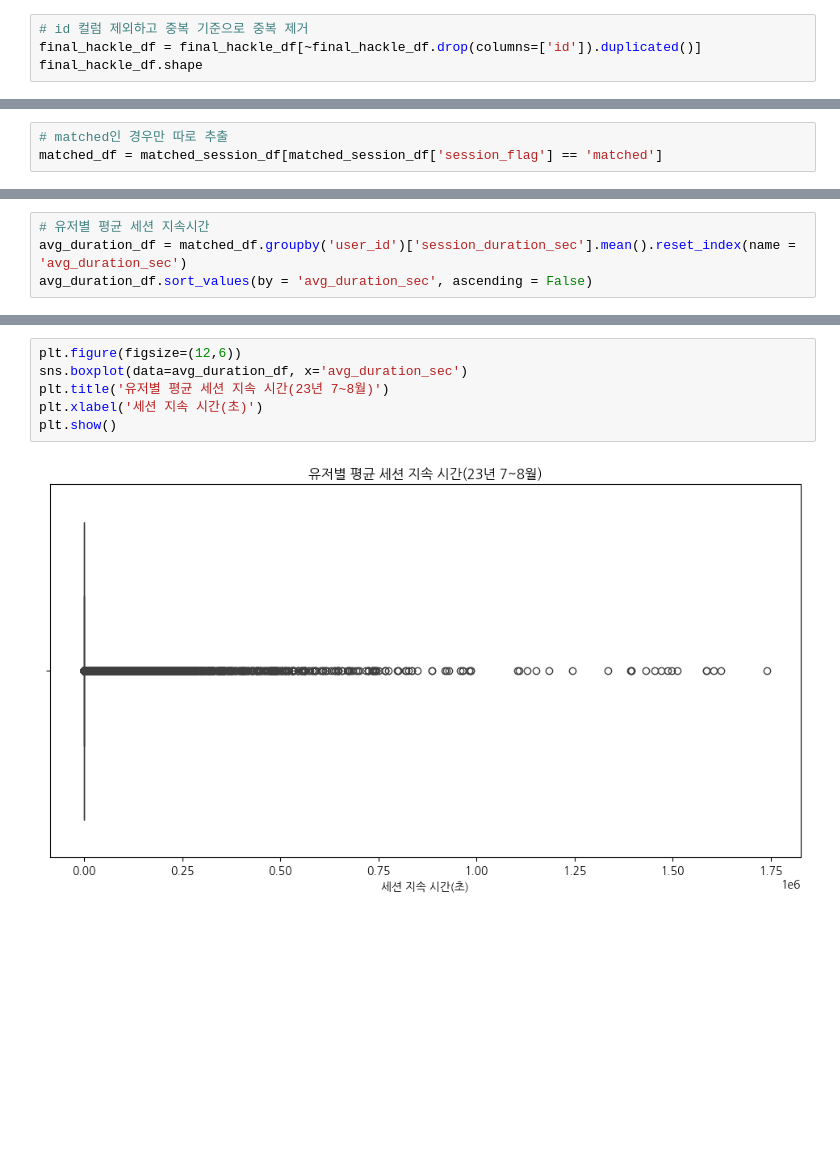
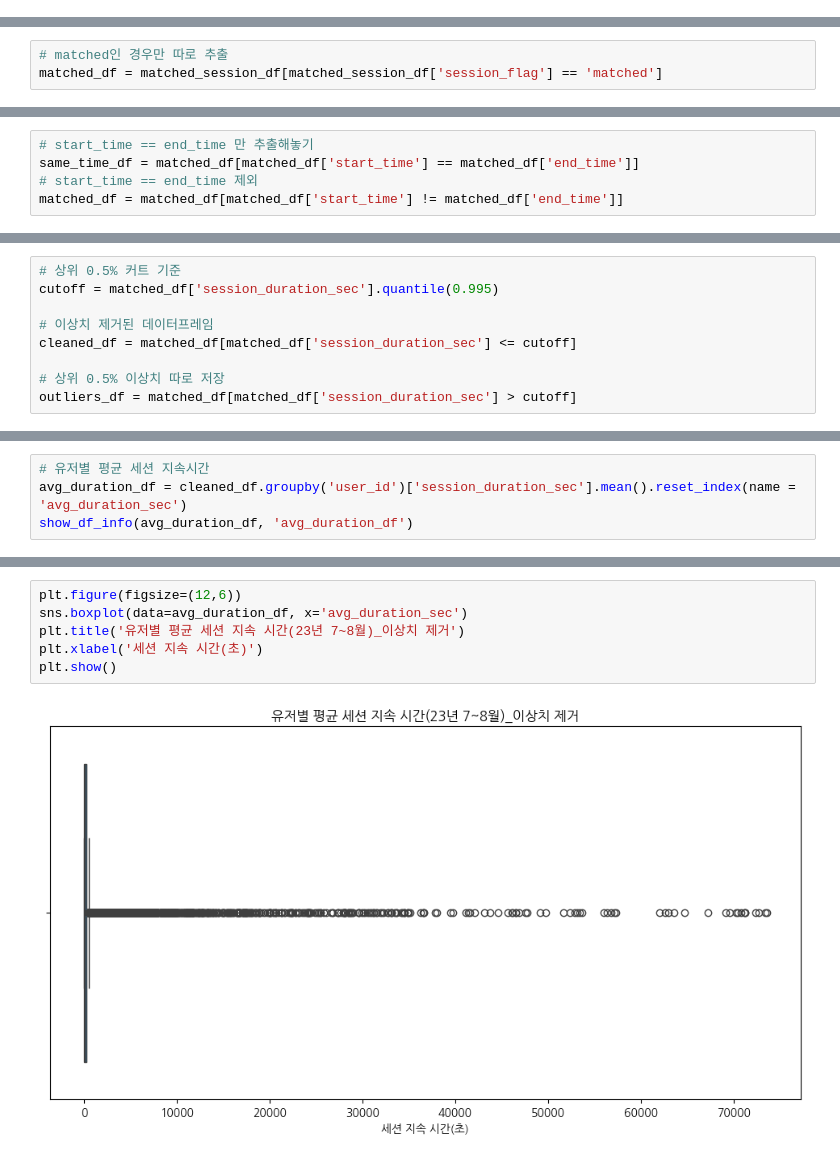
Before and after one commit to seung127/codeit_project, a Jupyter notebook: codeit-project-docker/notebooks/eda_hackle.ipynb, the cells around one changed output, grey strips where cells are left out. Saved outputs shown, nothing was run; the diff lists cells and outputs as text; blank space fills up the shorter version.

Commit message:
hackle_250613_no_update

```diff
--- a/codeit-project-docker/notebooks/eda_hackle.ipynb
+++ b/codeit-project-docker/notebooks/eda_hackle.ipynb
@@ -1375,4 +1378,0 @@ final_hackle_df.drop(columns = ['id']).duplicated().sum()
-# %%
-# id 컬럼 제외하고 중복 기준으로 중복 제거
-final_hackle_df = final_hackle_df[~final_hackle_df.drop(columns=['id']).duplicated()]
-final_hackle_df.shape
@@ -2007,0 +2079,5 @@ matched_df['user_id'].nunique()
+# %%
+# start_time == end_time 만 추출해놓기
+same_time_df = matched_df[matched_df['start_time'] == matched_df['end_time']]
+# start_time == end_time 제외
+matched_df = matched_df[matched_df['start_time'] != matched_df['end_time']]
@@ -2007,0 +2149,9 @@ matched_df['user_id'].nunique()
+# %%
+# 상위 0.5% 커트 기준
+cutoff = matched_df['session_duration_sec'].quantile(0.995)
+
+# 이상치 제거된 데이터프레임
+cleaned_df = matched_df[matched_df['session_duration_sec'] <= cutoff]
+
+# 상위 0.5% 이상치 따로 저장
+outliers_df = matched_df[matched_df['session_duration_sec'] > cutoff]
@@ -2008,5 +2177,5 @@ matched_df['user_id'].nunique()
 # %%
 # 유저별 평균 세션 지속시간
-avg_duration_df = matched_df.groupby('user_id')['session_duration_sec'].mean().reset_index(name = 'avg_duration_sec')
-avg_duration_df.sort_values(by = 'avg_duration_sec', ascending = False)
+avg_duration_df = cleaned_df.groupby('user_id')['session_duration_sec'].mean().reset_index(name = 'avg_duration_sec')
+show_df_info(avg_duration_df, 'avg_duration_df')
 # %% [output]
@@ -2070,9 +2281,9 @@ Name: avg_duration_sec, dtype: float64
 # %%
 plt.figure(figsize=(12,6))
 sns.boxplot(data=avg_duration_df, x='avg_duration_sec')
-plt.title('유저별 평균 세션 지속 시간(23년 7~8월)')
+plt.title('유저별 평균 세션 지속 시간(23년 7~8월)_이상치 제거')
 plt.xlabel('세션 지속 시간(초)')
 plt.show()
 # %% [output]
-[figure, old version]
+[figure, new version]
 # %%
```
Also changed, not shown: parts of 62 cells of this notebook.
